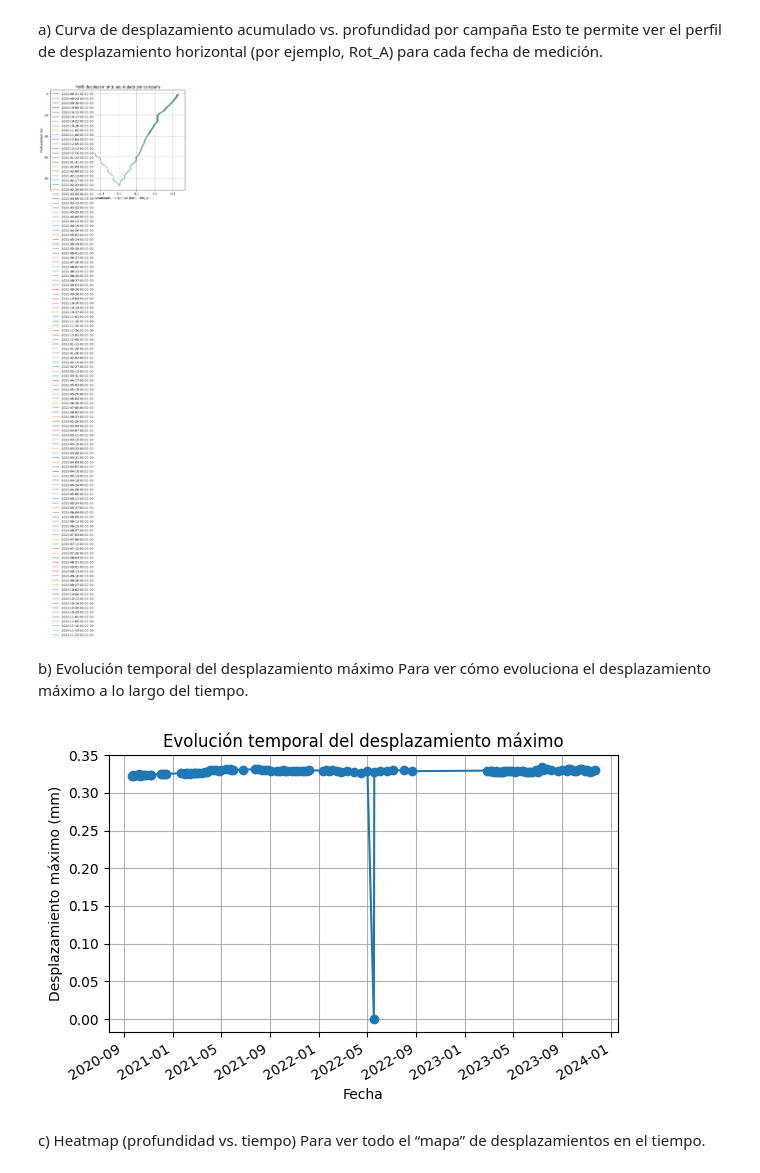
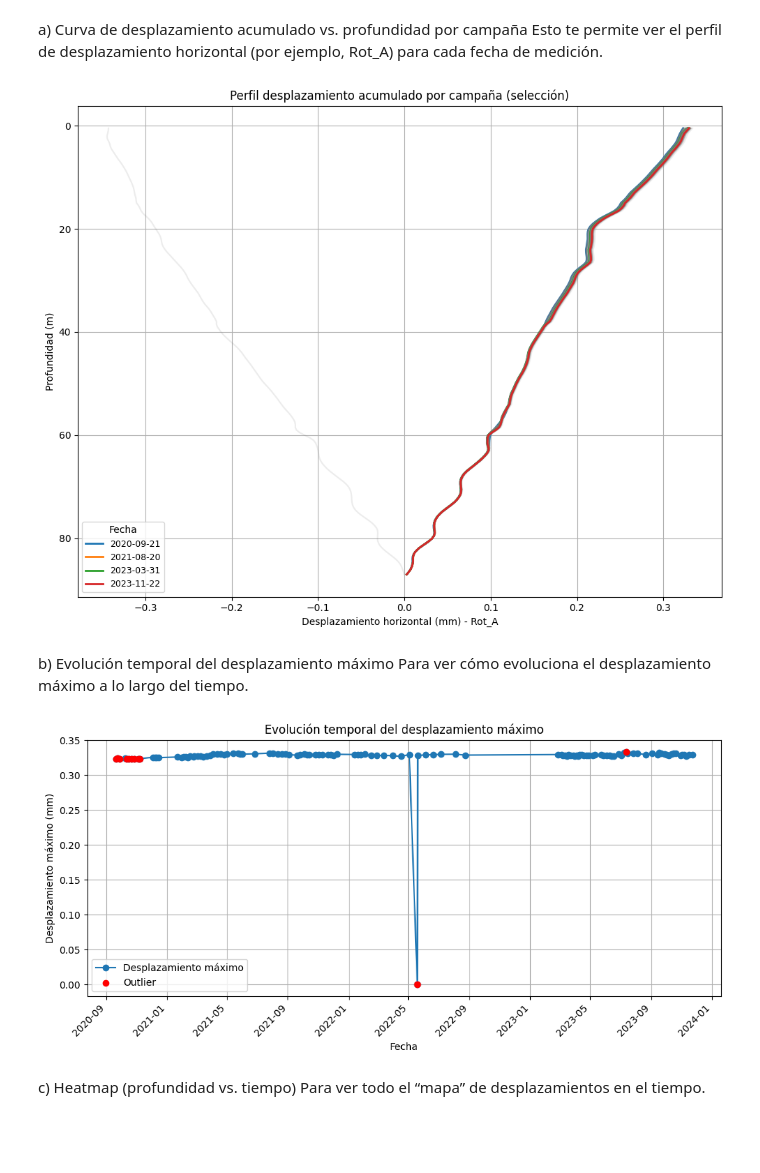
Before and after one commit to JorgeAccardi/auscultacion-presa, a Jupyter notebook: Análisis_de_Inclinómetros_(GKN).ipynb, the cells around one changed output. Cells and saved outputs as stored; diff of their text form; code cells hidden in the pictures; blank space fills up the shorter version.

```diff
--- a/Análisis_de_Inclinómetros_(GKN).ipynb
+++ b/Análisis_de_Inclinómetros_(GKN).ipynb
@@ -373,37 +391,56 @@ a) Curva de desplazamiento acumulado vs. profundidad por campaña
 Esto te permite ver el perfil de desplazamiento horizontal (por ejemplo, Rot_A) para cada fecha de medición.
 # %%
 import matplotlib.pyplot as plt
+import numpy as np
 
-# Suponiendo que tu DataFrame es df_gkn y tienes varias fechas/campañas
-plt.figure(figsize=(8, 6))
+plt.figure(figsize=(10, 8))
+fechas = sorted(df_gkn['Fecha'].unique())
+# Selecciona campañas clave (puedes ajustar este criterio)
+n = len(fechas)
+campañas_destacadas = [fechas[0], fechas[n//3], fechas[2*n//3], fechas[-1]]  # inicial, dos intermedias y final
+
 for fecha, df_campaña in df_gkn.groupby('Fecha'):
-    plt.plot(df_campaña['Rot_A'], df_campaña['Profundidad'], label=fecha)
+    if fecha in campañas_destacadas:
+        plt.plot(df_campaña['Rot_A'], df_campaña['Profundidad'], label=str(fecha)[:10], linewidth=2)
+    else:
+        plt.plot(df_campaña['Rot_A'], df_campaña['Profundidad'], color='gray', alpha=0.15)
 
-plt.gca().invert_yaxis()  # Para que la profundidad aumente hacia abajo
+plt.gca().invert_yaxis()
 plt.xlabel('Desplazamiento horizontal (mm) - Rot_A')
 plt.ylabel('Profundidad (m)')
-plt.title('Perfil desplazamiento acumulado por campaña')
-plt.legend()
+plt.title('Perfil desplazamiento acumulado por campaña (selección)')
+plt.legend(title="Fecha", fontsize=9)
 plt.grid(True)
 plt.tight_layout()
 plt.show()
 # %% [output]
-[figure, old version]
+[figure, new version]
 # %% [markdown]
 b) Evolución temporal del desplazamiento máximo
 Para ver cómo evoluciona el desplazamiento máximo a lo largo del tiempo.
 # %%
 maximos = df_gkn.groupby('Fecha')['Rot_A'].max()
-plt.figure(figsize=(6,4))
-maximos.plot(marker='o')
+plt.figure(figsize=(10,5))
+plt.plot(maximos.index, maximos.values, marker='o', linestyle='-', color='tab:blue', label='Desplazamiento máximo')
+plt.xticks(rotation=45, ha='right')
 plt.ylabel('Desplazamiento máximo (mm)')
 plt.xlabel('Fecha')
 plt.title('Evolución temporal del desplazamiento máximo')
 plt.grid(True)
 plt.tight_layout()
+plt.legend()
+
+# Opcional: resaltar posibles outliers
+q1, q3 = np.percentile(maximos, [25, 75])
+iqr = q3 - q1
+outlier_mask = (maximos < q1 - 1.5*iqr) | (maximos > q3 + 1.5*iqr)
+if outlier_mask.any():
+    plt.scatter(maximos.index[outlier_mask], maximos.values[outlier_mask], color='red', zorder=5, label='Outlier')
+    plt.legend()
+
 plt.show()
 # %% [output]
-[figure, old version]
+[figure, new version]
 # %% [markdown]
 c) Heatmap (profundidad vs. tiempo)
 Para ver todo el “mapa” de desplazamientos en el tiempo.
```
Also changed, not shown: parts of 5 cells of this notebook.
